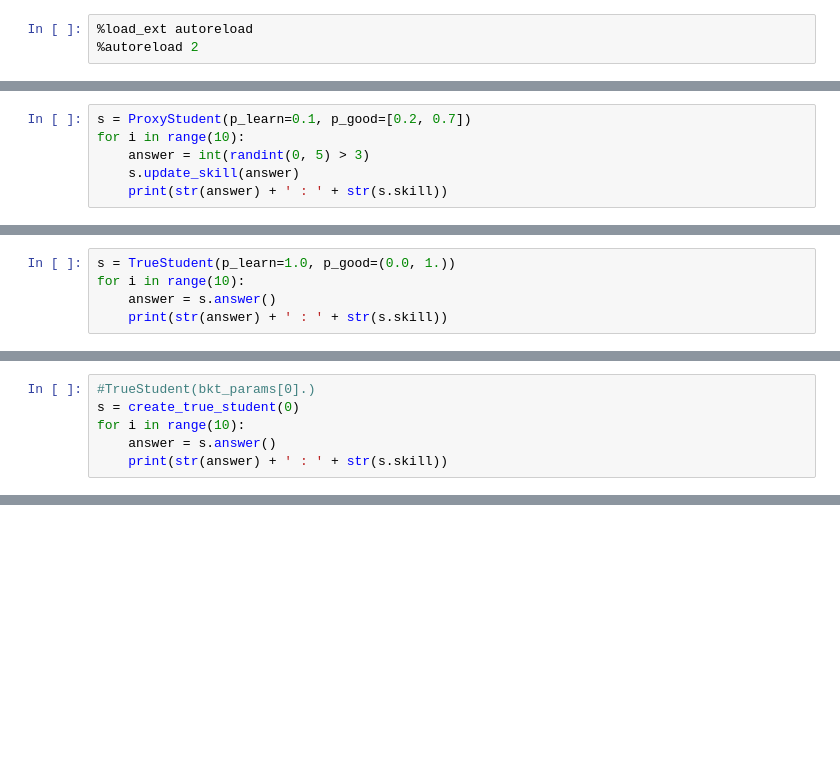
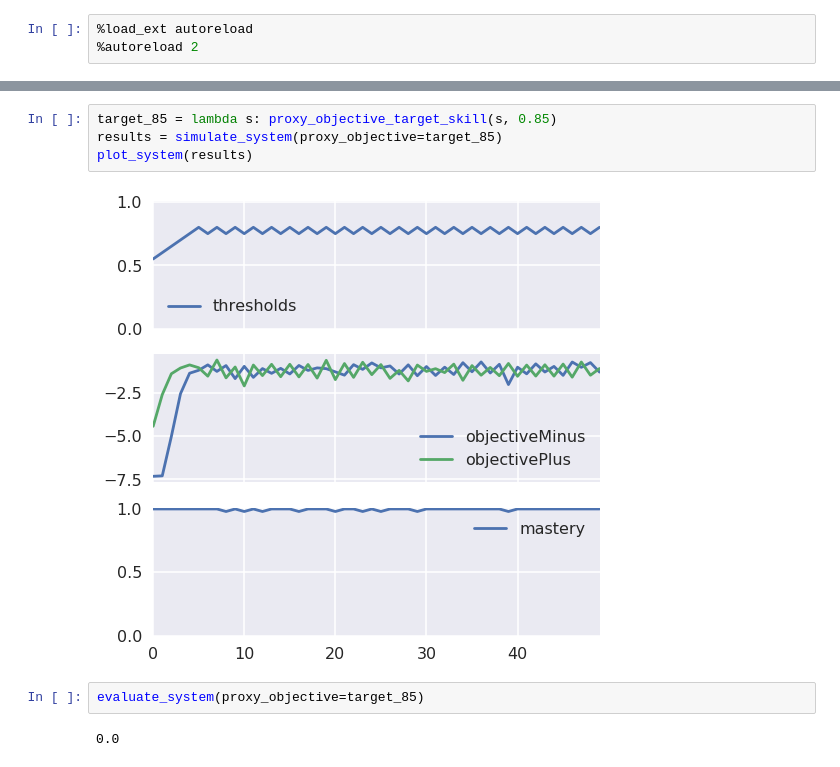
Before and after one commit to effa/iv109, a Jupyter notebook: 2018-05-09-exploration.ipynb, the cells around one changed output, grey strips where cells are left out. Drawn from its saved outputs; the diff is of its cells as text; blank space fills up the shorter version.

```diff
--- a/2018-05-09-exploration.ipynb
+++ b/2018-05-09-exploration.ipynb
@@ -19,6 +23,0 @@ from simulation import simulate_single_student
-# %%
-s = ProxyStudent(p_learn=0.1, p_good=[0.2, 0.7])
-for i in range(10):
-    answer = int(randint(0, 5) > 3)
-    s.update_skill(answer)
-    print(str(answer) + ' : ' + str(s.skill))
@@ -36,5 +23,0 @@ for i in range(10):
-# %%
-s = TrueStudent(p_learn=1.0, p_good=(0.0, 1.))
-for i in range(10):
-    answer = s.answer()
-    print(str(answer) + ' : ' + str(s.skill))
@@ -52,6 +23,0 @@ for i in range(10):
-# %%
-#TrueStudent(bkt_params[0].)
-s = create_true_student(0)
-for i in range(10):
-    answer = s.answer()
-    print(str(answer) + ' : ' + str(s.skill))
@@ -144,0 +41,10 @@ evaluate_system(
+# %%
+target_85 = lambda s: proxy_objective_target_skill(s, 0.85)
+results = simulate_system(proxy_objective=target_85)
+plot_system(results)
+# %% [output]
+[figure, added]
+# %%
+evaluate_system(proxy_objective=target_85)
+# %% [output]
+0.0
```
Also changed, not shown: parts of 11 cells of this notebook, 4 other files.
